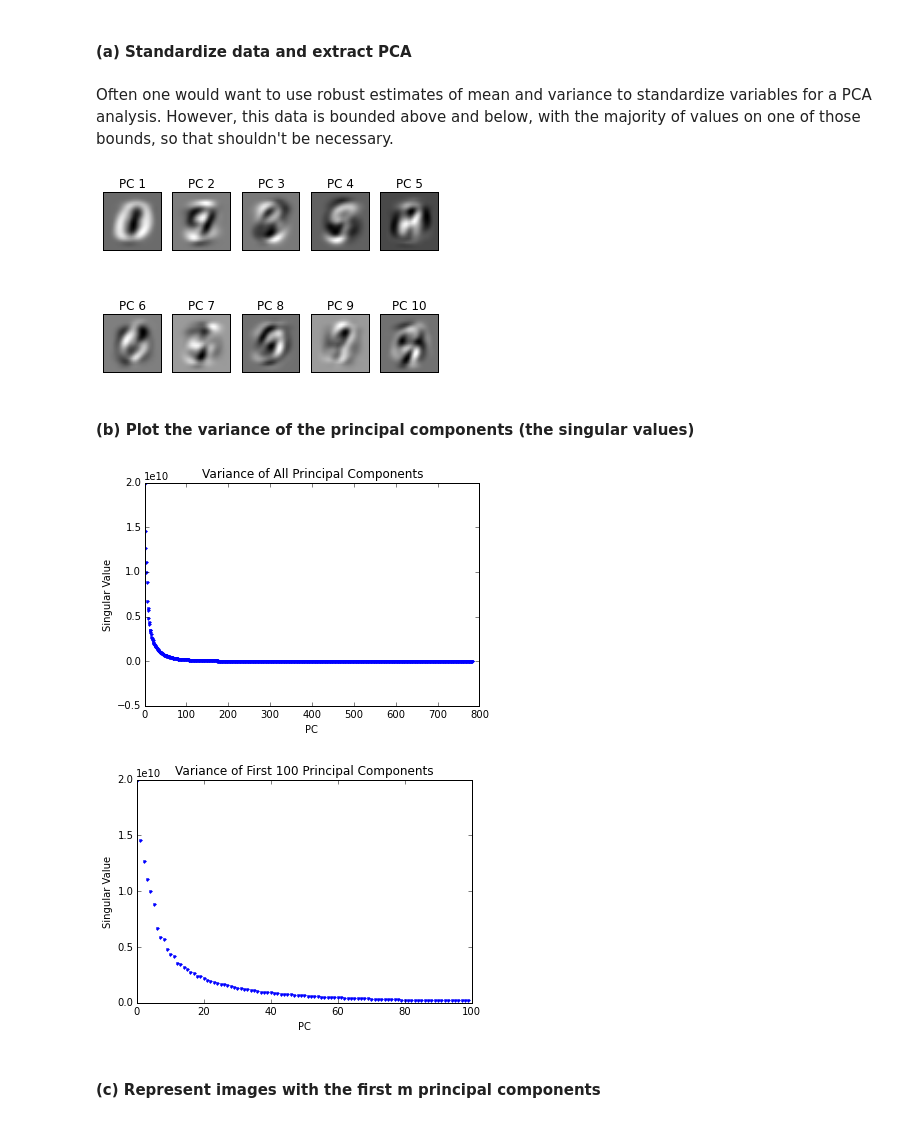
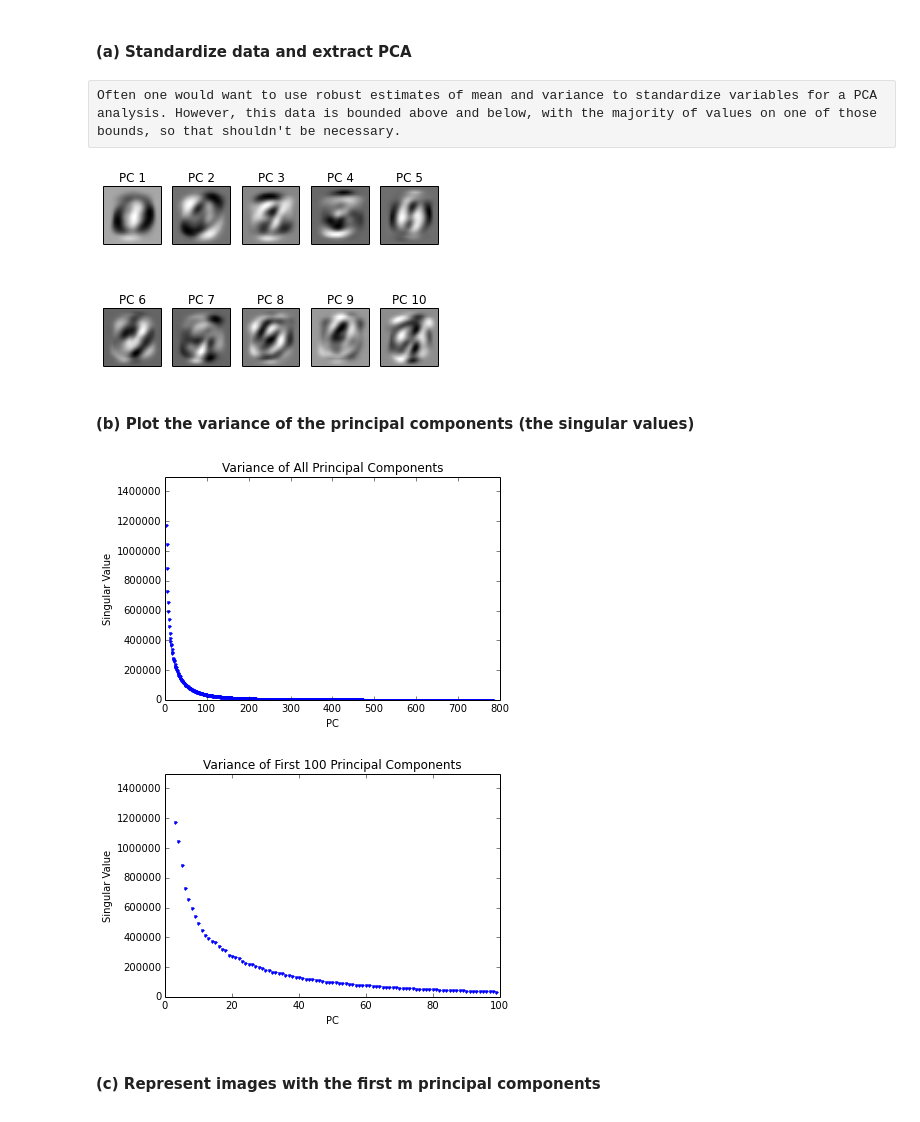
Before and after one commit to ajmaurer/Chicago-Course-Work, a Jupyter notebook: stat376/assn2_digits_pca.ipynb, the cells around one changed output. Drawn from its saved outputs; the diff is of its cells as text; code cells hidden in the pictures.

```diff
--- a/stat376/assn2_digits_pca.ipynb
+++ b/stat376/assn2_digits_pca.ipynb
@@ -43,17 +41,18 @@ imgMatrix =      np.vstack([img[1] for img in imageData])
 labels    = np.concatenate([img[0] for img in imageData])
 # %% [markdown]
 #### (a) Standardize data and extract PCA
-# %% [markdown]
-Often one would want to use robust estimates of mean and variance to standardize variables for a PCA analysis. However, this data is bounded above and below, with the majority of values on one of those bounds, so that shouldn't be necessary.
+# %% [raw]
+Often one would want to use robust estimates of mean and variance to standardize variables for a PCA analysis. However, this data is bounded above and below, with the majority of values on one of those bounds, so that shouldn't be necessary.
 # %%
 # Rows are images, columns are pixels
 images,pixels = imgMatrix.shape
 
-# De-mean. This data is already pretty standardized, so dividing by the standard deviation is silly
+# Standardize. Since some cells have low standard deviation, I winsorize
 pixMeans = np.mean(imgMatrix,axis=0)
+pixSDs   = np.max(np.vstack((np.std(imgMatrix,axis=0),np.ones(pixels)/100)),axis=0) # When SD=0, set it to .01 so we don't divide by 0
 
 # Winsorize the extreme values
-standMatrix = imgMatrix-pixMeans
+standMatrix = np.minimum((imgMatrix-pixMeans)/pixSDs,5*np.ones((images,pixels)))
 
 # When I'm running this on my home computer, I run out of memory trying to do SVD
 if AWS:
@@ -67,7 +66,7 @@ else:
 # %%
 # Show the first 10 PCs
 f,subplts = plt.subplots(2,5)
-vectors = (V[:,0:10]).astype(float)/256
+vectors = V[:,0:10].astype(float)/256
 for i in range(0,10):
     r = i/5
     c = i%5
@@ -76,25 +75,27 @@ for i in range(0,10):
     subplts[r,c].get_yaxis().set_visible(False)
     subplts[r,c].set_title('PC ' + str(i+1))
 # %% [output]
-[figure, old version]
+[figure, new version]
 # %% [markdown]
 #### (b) Plot the variance of the principal components (the singular values)
 # %%
 plt.plot(s,'.')
 plt.title('Variance of All Principal Components');
+plt.axis([0,800,0,1500000])
 plt.xlabel('PC')
 plt.ylabel('Singular Value')
 plt.show()
 
 n= 100
 plt.plot(s[0:n],'.')
 plt.title('Variance of First ' + str(n) + ' Principal Components');
+plt.axis([0,n,0,1500000])
 plt.xlabel('PC')
 plt.ylabel('Singular Value')
 plt.show()
 # %% [output]
-[figure, old version]
+[figure, new version]
-[figure, old version]
+[figure, new version]
 # %% [markdown]
 #### (c) Represent images with the first m principal components
 # %%
```
Also changed, not shown: parts of 7 cells of this notebook, 1 other file.
